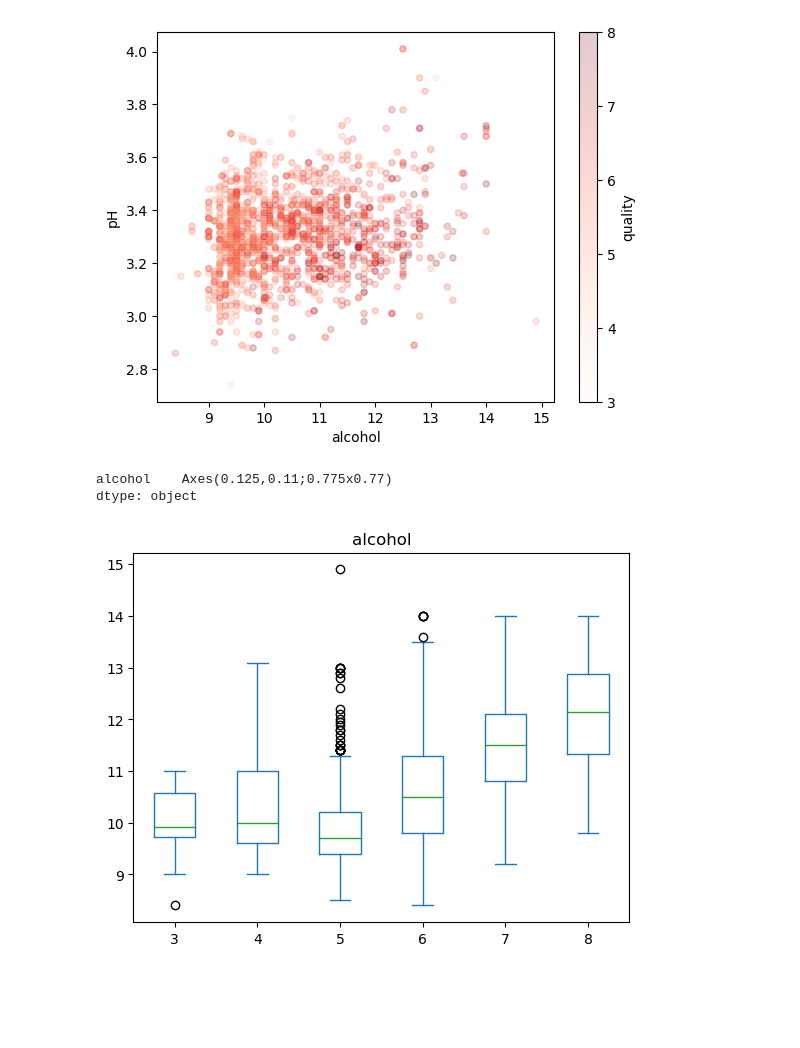
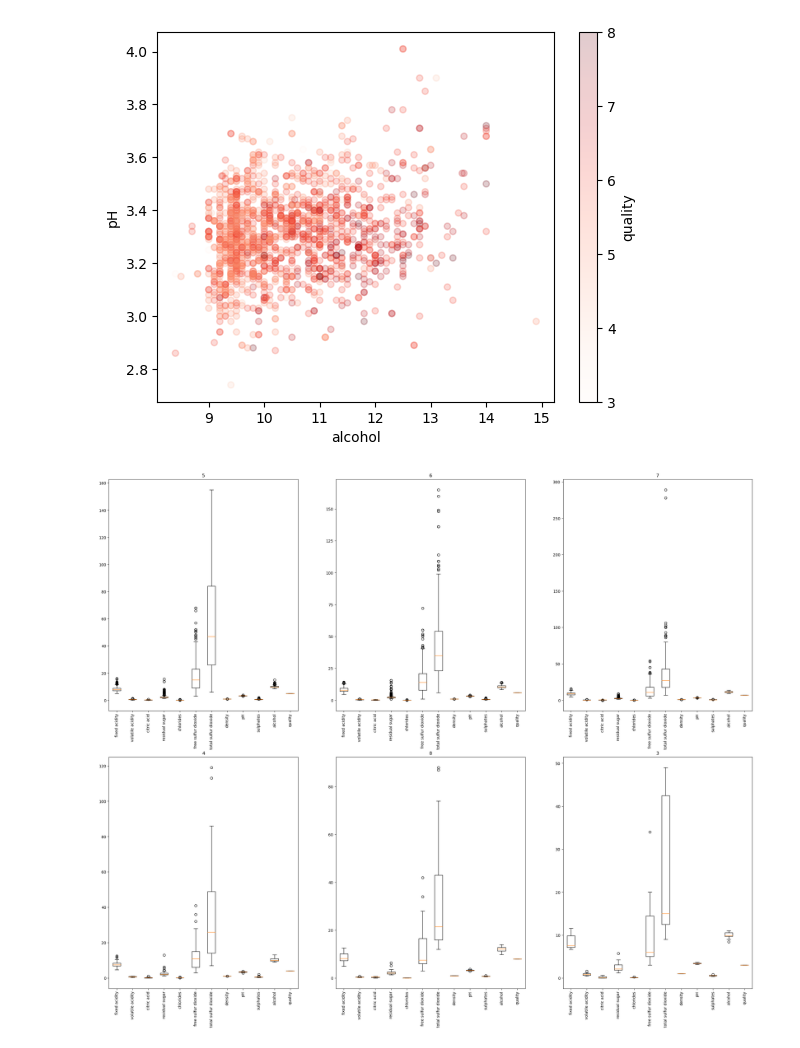
Before and after one commit to DaniMartinezX/carpeta_IA, a Jupyter notebook: Sistemas de Aprendizaxe Automático/practicas/vino_regresion_multivariable.ipynb, the cells around one changed output. Cells and saved outputs as stored; diff of their text form; code cells hidden in the pictures; blank space fills up the shorter version.

```diff
--- a/Sistemas de Aprendizaxe Automático/practicas/vino_regresion_multivariable.ipynb
+++ b/Sistemas de Aprendizaxe Automático/practicas/vino_regresion_multivariable.ipynb
@@ -67,11 +68,37 @@ datos.plot(kind="scatter", x = "alcohol", y = "pH",
 # %% [output]
 <Axes: xlabel='alcohol', ylabel='pH'>
 [figure]
-# %%
-import matplotlib.pyplot as plt
-
-datos.plot.box(by="quality", column = "alcohol")
-# %% [output]
-alcohol    Axes(0.125,0.11;0.775x0.77)
-dtype: object
-[figure, removed]
+# %%
+import matplotlib.pyplot as plt
+
+plt.figure(figsize=(30,50))
+for ax_i, quality in enumerate(datos["quality"].unique()):
+    ax = plt.subplot(4,3, ax_i+1)
+    data_filtered = datos[datos["quality"] == quality]
+    ax.boxplot([data_filtered["fixed acidity"],
+                data_filtered["volatile acidity"],
+                data_filtered["citric acid"],
+                data_filtered["residual sugar"],
+                data_filtered["chlorides"],
+                data_filtered["free sulfur dioxide"],
+                data_filtered["total sulfur dioxide"],
+                data_filtered["density"],
+                data_filtered["pH"],
+                data_filtered["sulphates"],
+                data_filtered["alcohol"],
+                data_filtered["quality"]])
+    ax.set_title(quality)
+    ax.set_xticklabels(["fixed acidity",
+                        "volatile acidity",
+                        "citric acid",
+                        "residual sugar",
+                        "chlorides",
+                        "free sulfur dioxide",
+                        "total sulfur dioxide",
+                        "density",
+                        "pH",
+                        "sulphates",
+                        "alcohol",
+                        "quality"], rotation=90)
+# %% [output]
+[figure, added]
```
Also changed, not shown: parts of 6 cells of this notebook, 8 other files.
